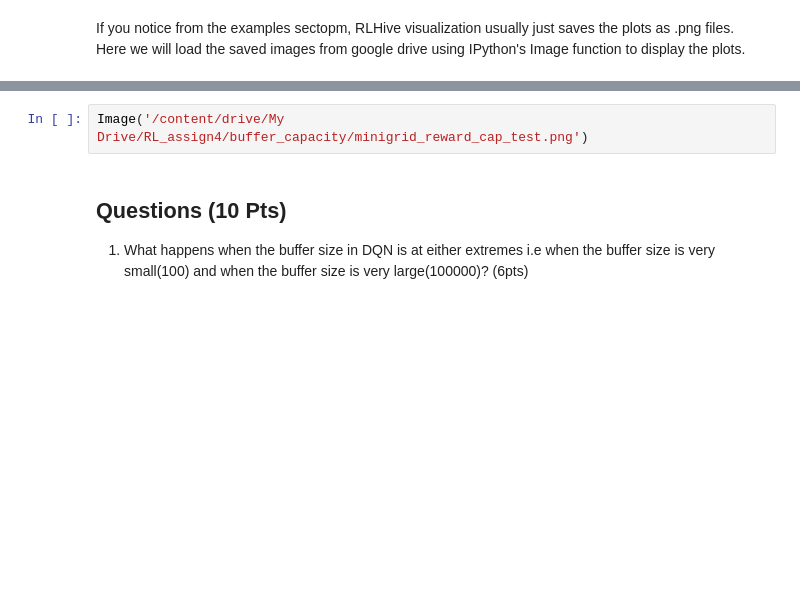
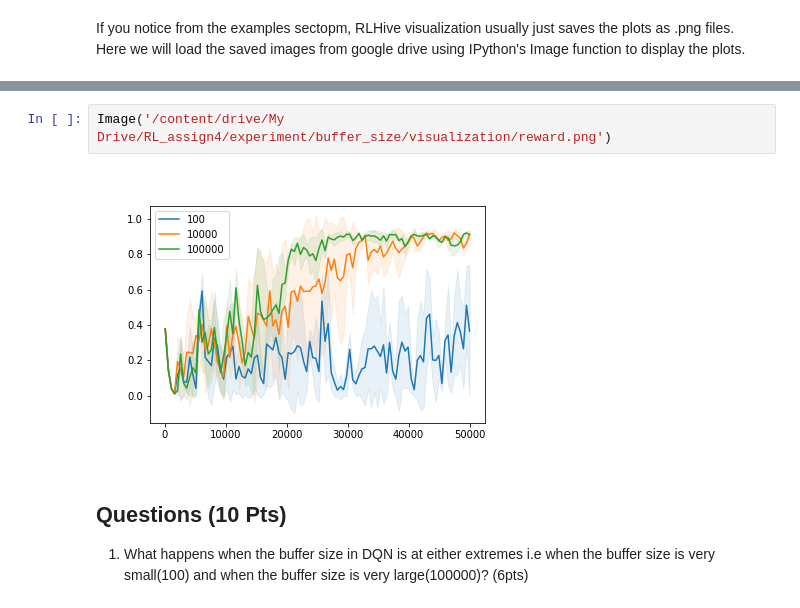
Before and after one commit to LatentDream/reinforcement-learning-intro, a Jupyter notebook: Assignment_4/main.ipynb, the cells around one changed output, grey strips where cells are left out. Drawn from its saved outputs; the diff is of its cells as text; blank space fills up the shorter version.

```diff
--- a/Assignment_4/main.ipynb
+++ b/Assignment_4/main.ipynb
@@ -210,5 +263,7 @@ Image('/content/drive/My Drive/RL_assign4/buffer_capacity/minigrid_episode_lengt
 # %%
-Image('/content/drive/My Drive/RL_assign4/buffer_capacity/minigrid_reward_cap_test.png')
+Image('/content/drive/My Drive/RL_assign4/experiment/buffer_size/visualization/reward.png')
+# %% [output]
+[figure, added]
 # %% [markdown]
 ## Questions (10 Pts)
 
```
Also changed, not shown: parts of 18 cells of this notebook.
